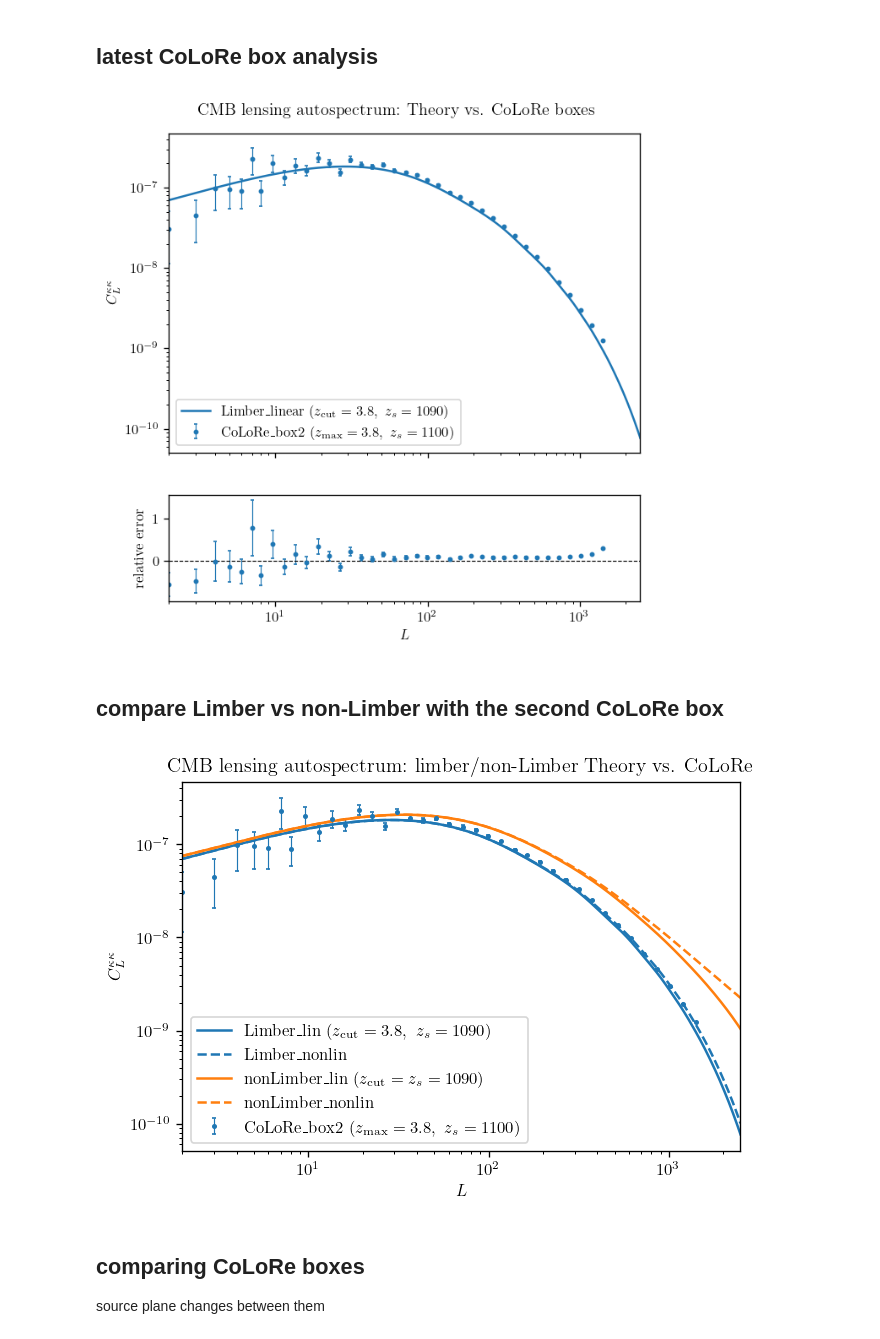
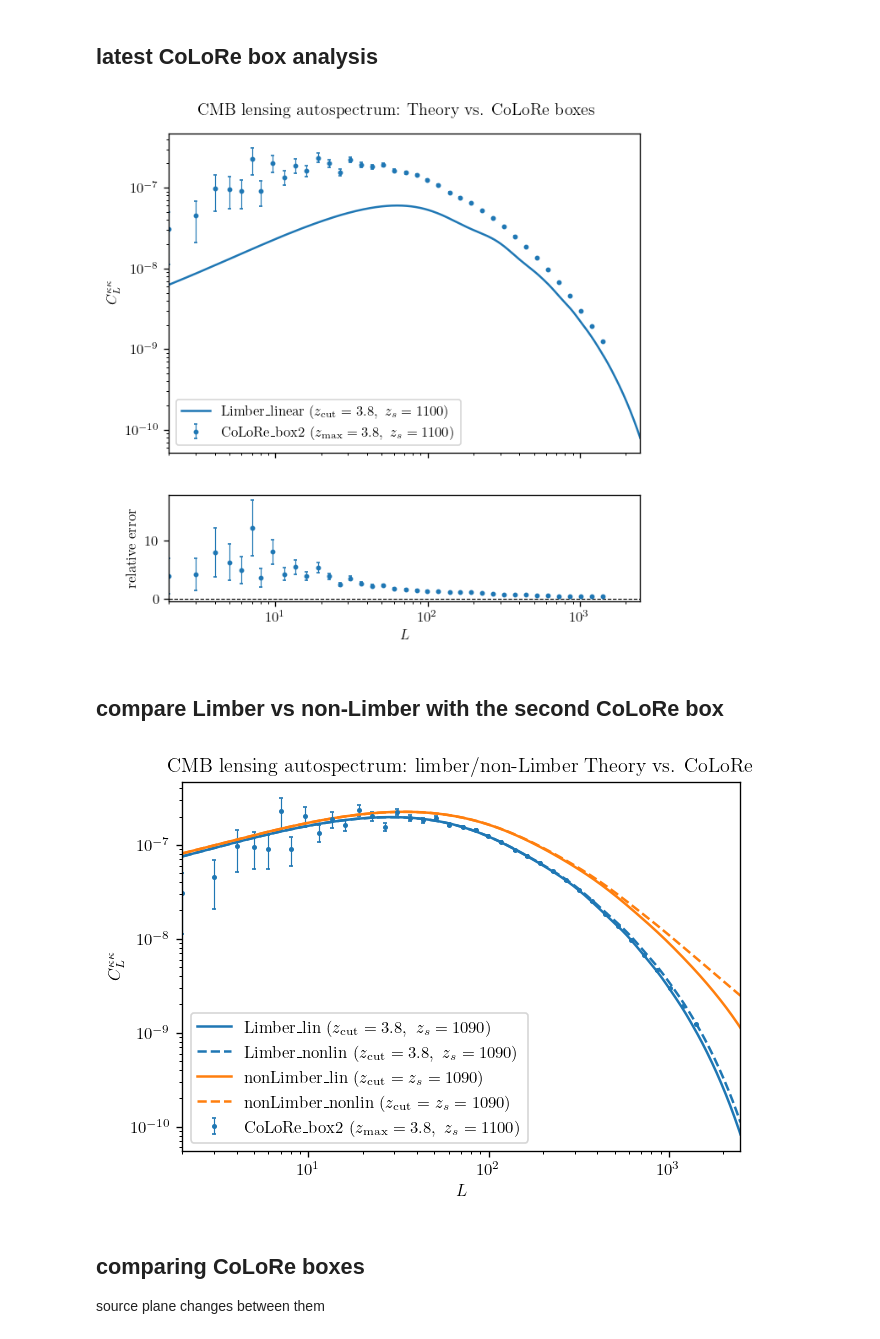
Before and after one commit to dljarque/LSST_CMBlensing_forecast, a Jupyter notebook: notebooks/cmb_lensing_auto.ipynb, the cells around one changed output. Drawn from its saved outputs; the diff is of its cells as text; code cells hidden in the pictures.

Commit message:
update the notebook and generate colore config script

```diff
--- a/notebooks/cmb_lensing_auto.ipynb
+++ b/notebooks/cmb_lensing_auto.ipynb
@@ -129,3 +39,7 @@ def get_cosmo_dict_from_param_cfg(
+# %%
+def load_cosmology(filename):
+    with open(filename) as f:
+        return json.load(f)
 # %%
 def get_camb_results(
     cosmo_dict,
@@ -208,13 +145,14 @@ def get_camb_results(
 # %%
 # get linear and non-linear matter power spectrum
-cosmo_dict = get_cosmo_dict_from_param_cfg("../data/second_test_box/param.cfg")
-results_lin, z_max, z_out = get_camb_results(
+cosmo_dict = load_cosmology("../data/second_test_box/cosmology.json")
+z_max, z_out = cosmo_dict["z_max"], cosmo_dict["z_out"]
+results_lin = get_camb_results(
     cosmo_dict=cosmo_dict,
     z_pk=z_pk,
     kmax=kmax,
     lmax=lmax,
     nonlinear=False)
-results_nlin, z_max, z_out = get_camb_results(
+results_nlin = get_camb_results(
     cosmo_dict=cosmo_dict,
     z_pk=z_pk,
     kmax=kmax,
@@ -226,10 +164,9 @@ Note: redshifts have been re-sorted (earliest first)
 # %% [markdown]
 ## manual Limber integral
 # %%
-# omoving distance of the last scattering surface
-z_star = results_lin.get_derived_params().get('zstar')
+# comoving distance of the last scattering surface
+z_star = z_out
 chi_star = results_lin.comoving_radial_distance(z_star)
 chi_max = results_lin.comoving_radial_distance(z_max)  # comoving distance of z_max
-H0 = results_lin.hubble_parameter(0)
-om = results_lin.get_Omega('baryon', 0) + results_lin.get_Omega('cdm', 0)
-print(om)
+H0 = cosmo_dict["h"] * 100
+om = cosmo_dict["omega_M"]
@@ -284,10 +219,6 @@ def limber(chi, ell, chi_source, pk_interp, results):
         return 0
 # %%
 #store the cls from linear and nonlinear limber approximation integration
-# redshift integration up to zstar
-cl_kk_lin_zs_zs = np.zeros(ells.shape)
-cl_kk_nlin_zs_zs = np.zeros(ells.shape)
-
 # redshift integration up to zmax
 cl_kk_lin_zmax_zs = np.zeros(ells.shape)
 cl_kk_nlin_zmax_zs = np.zeros(ells.shape)
@@ -297,10 +228,6 @@ cl_kk_nlin_zmax_zmax = np.zeros(ells.shape)
 # manually integrate the limber approximation
 for i, ell in enumerate(ells):
 
-    # integral up to redshift z_star, source plane at z_star
-    cl_kk_lin_zs_zs[i] = quad(limber, 0.001, chi_star, args=(ell, chi_star, pk_interp_lin, results_lin), epsabs=1E-10)[0]
-    cl_kk_nlin_zs_zs[i] = quad(limber, 0.001, chi_star, args=(ell, chi_star, pk_interp_nlin, results_nlin), epsabs=1E-10)[0]
-
     # integral up to redshift z_max, source plane at z_star
     cl_kk_lin_zmax_zs[i] = quad(limber, 0.001, chi_max, args=(ell, chi_star, pk_interp_lin, results_lin), epsabs=1E-10)[0]
     cl_kk_nlin_zmax_zs[i] = quad(limber, 0.001, chi_max, args=(ell, chi_star, pk_interp_nlin, results_nlin), epsabs=1E-10)[0]
@@ -333,51 +260,50 @@ ells_rebin, cl_kk_lin_zmax_zmax_rebin = log_bin_cls(ells, cl_kk_lin_zmax_zmax, n
 # %%
 fig, (ax1, ax2) = plt.subplots(2, 1, figsize=(6, 6), height_ratios=[3, 1], dpi=120, sharex=True)
 
 # plot the rebinned CoLoRe Cls with error bars
-ax1.errorbar(ells_colore, cl_kk_colore_zs, yerr=err_tt_zs, elinewidth=0.7, capsize=1.0, fmt='C0.', markersize=5.0, label=r'CoLoRe_box2 ($z_{\rm max} = 3.8, \ z_s=1100$)')
+ax1.errorbar(ells_colore, cl_kk_colore_zs, yerr=err_tt_zs, elinewidth=0.7, capsize=1.0, fmt='C0.', markersize=5.0, label=rf'CoLoRe_box2 $(z_{{\rm max}} = {z_max}, \ z_s={z_out})$')
 
 # manual limber integration full redshift
-ax1.plot(ells, cl_kk_lin_zmax_zs, c='C0', ls='-', label=r'Limber_linear ($z_{\rm cut} = 3.8, \ z_s=1090$)')
+ax1.plot(ells, cl_kk_lin_zmax_zs, c='C0', ls='-', label=rf'Limber_linear ($z_{{\rm cut}} = {z_max}, \ z_s={int(z_star)}$)')
 
 ax1.set_xscale('log')
 ax1.set_yscale('log')
 ax1.set_xlim(lmin, lmax)
 ax1.set_ylabel(r'$C_{L}^{\kappa \kappa}$')
 ax1.legend()
 
 # plot the relative error between the rebinned linear limber and the rebinned CoLoRe cls
 ax2.errorbar(ells_colore, (cl_kk_colore_zs-cl_kk_lin_zmax_zs_rebin)/cl_kk_lin_zmax_zs_rebin,
-             yerr=err_tt_zs/cl_kk_lin_zmax_zs_rebin, capsize=1.0, elinewidth=0.7, fmt='C0.', markersize=5.0,
-             label=r'CoLoRe_box1 vs. Limber_linear ($z_{\rm max} = z_s = 3.8$)')
+             yerr=err_tt_zs/cl_kk_lin_zmax_zs_rebin, capsize=1.0, elinewidth=0.7, fmt='C0.', markersize=5.0)
 ax2.axhline(0, c='k', ls='--', lw=0.7)
 ax2.set_xscale('log')
 ax2.set_xlabel(r'$L$')
 ax2.set_ylabel('relative error')
 
 fig.suptitle('CMB lensing autospectrum: Theory vs. CoLoRe boxes', y=0.93)
 
 fig.savefig(f'plots/cls_kk_last_box.png', bbox_inches='tight')
 fig.savefig(f'plots/cls_kk_last_box.pdf', bbox_inches='tight')
 plt.show()
 # %% [output]
-[figure, old version]
+[figure, new version]
 # %% [markdown]
 ## compare Limber vs non-Limber with the second CoLoRe box
 # %%
 plt.figure(figsize=(6, 4), dpi=120)
 
 # plot the rebinned CoLoRe Cls with error bars
-plt.errorbar(ells_colore, cl_kk_colore_zs, yerr=err_tt_zs, elinewidth=0.7, capsize=1.0, fmt='C0.', markersize=4.0, label=r'CoLoRe_box2 ($z_{\rm max} = 3.8, \ z_s=1100$)')
-# plt.errorbar(ells_colore, cl_kk_colore_zmax, yerr=err_tt_zmax, elinewidth=0.7, capsize=1.0, fmt='C1.', markersize=4.0, label=r'CoLoRe_box1 ($z_{\rm max} = z_s = 3.8$)')
+plt.errorbar(ells_colore, cl_kk_colore_zs, yerr=err_tt_zs, elinewidth=0.7, capsize=1.0, fmt='C0.', markersize=4.0, label=rf'CoLoRe_box2 $(z_{{\rm max}} = {z_max}, \ z_s={z_out})$')
+
 
 # manual limber integration full redshift
-plt.loglog(ells, cl_kk_lin_zmax_zs, c='C0', ls='-', label=r'Limber_lin ($z_{\rm cut} = 3.8, \ z_s=1090$)')
-plt.loglog(ells, cl_kk_nlin_zmax_zs, c='C0', ls='--', label='Limber_nonlin')
+plt.loglog(ells, cl_kk_lin_zmax_zs, c='C0', ls='-', label=rf'Limber_lin ($z_{{\rm cut}} = {z_max}, \ z_s={int(z_star)}$)')
+plt.loglog(ells, cl_kk_nlin_zmax_zs, c='C0', ls='--', label=rf'Limber_nonlin ($z_{{\rm cut}} = {z_max}, \ z_s={int(z_star)}$)')
 
 
 # full sky integration full redshift
-plt.loglog(ells, cl_kk_camb_lin, c='C1', ls='-', label=r'nonLimber_lin ($z_{\rm cut} = z_s=1090$)')
-plt.loglog(ells, cl_kk_camb_nlin, c='C1', ls='--', label='nonLimber_nonlin')
+plt.loglog(ells, cl_kk_camb_lin, c='C1', ls='-', label=rf'nonLimber_lin ($z_{{\rm cut}} = z_s={int(z_star)}$)')
+plt.loglog(ells, cl_kk_camb_nlin, c='C1', ls='--', label=rf'nonLimber_nonlin ($z_{{\rm cut}} = z_s={int(z_star)}$)')
 
 plt.xlim(lmin, lmax)
 plt.xlabel(r'$L$')
@@ -391,7 +317,7 @@ plt.savefig(f'plots/cls_kk_limber_comparison.png', bbox_inches='tight')
 plt.savefig(f'plots/cls_kk_limber_comparison.pdf', bbox_inches='tight')
 plt.show()
 # %% [output]
-[figure, old version]
+[figure, new version]
 # %% [markdown]
 ## comparing CoLoRe boxes
 source plane changes between them
```
Also changed, not shown: parts of 7 cells of this notebook, 10 other files.
